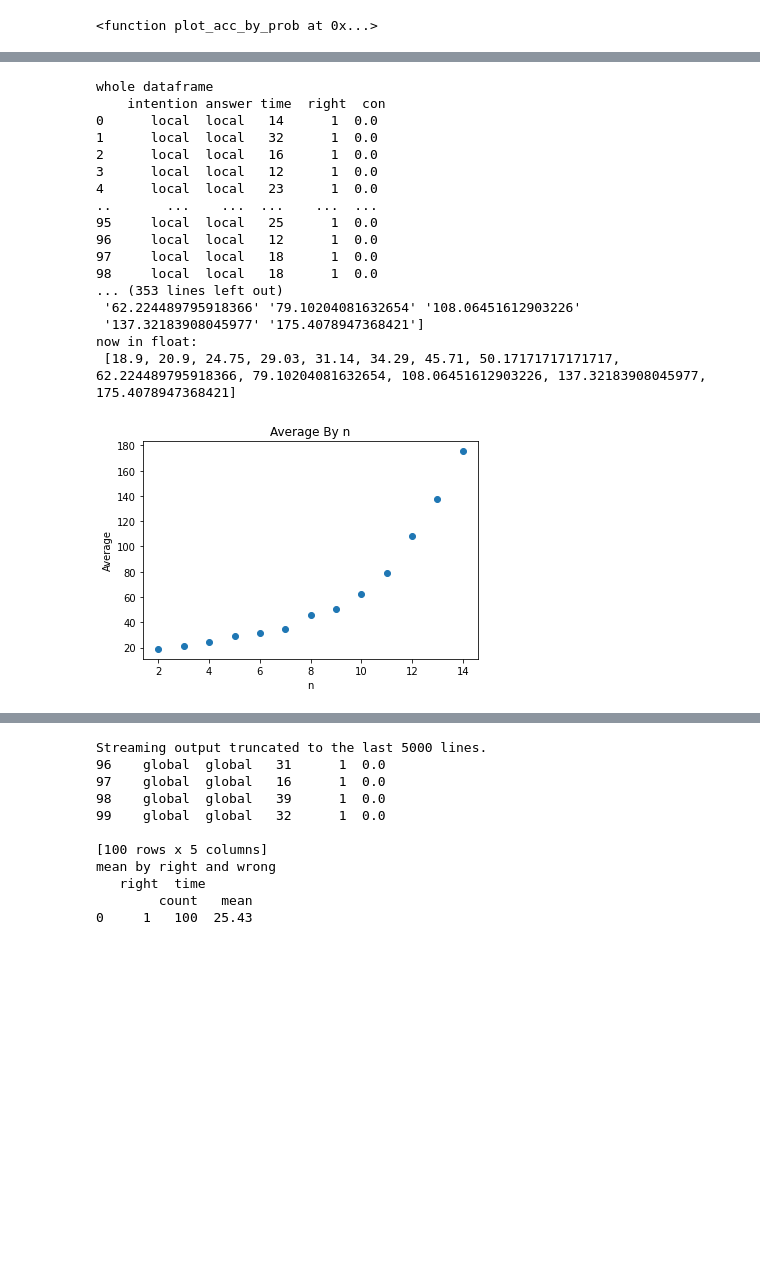
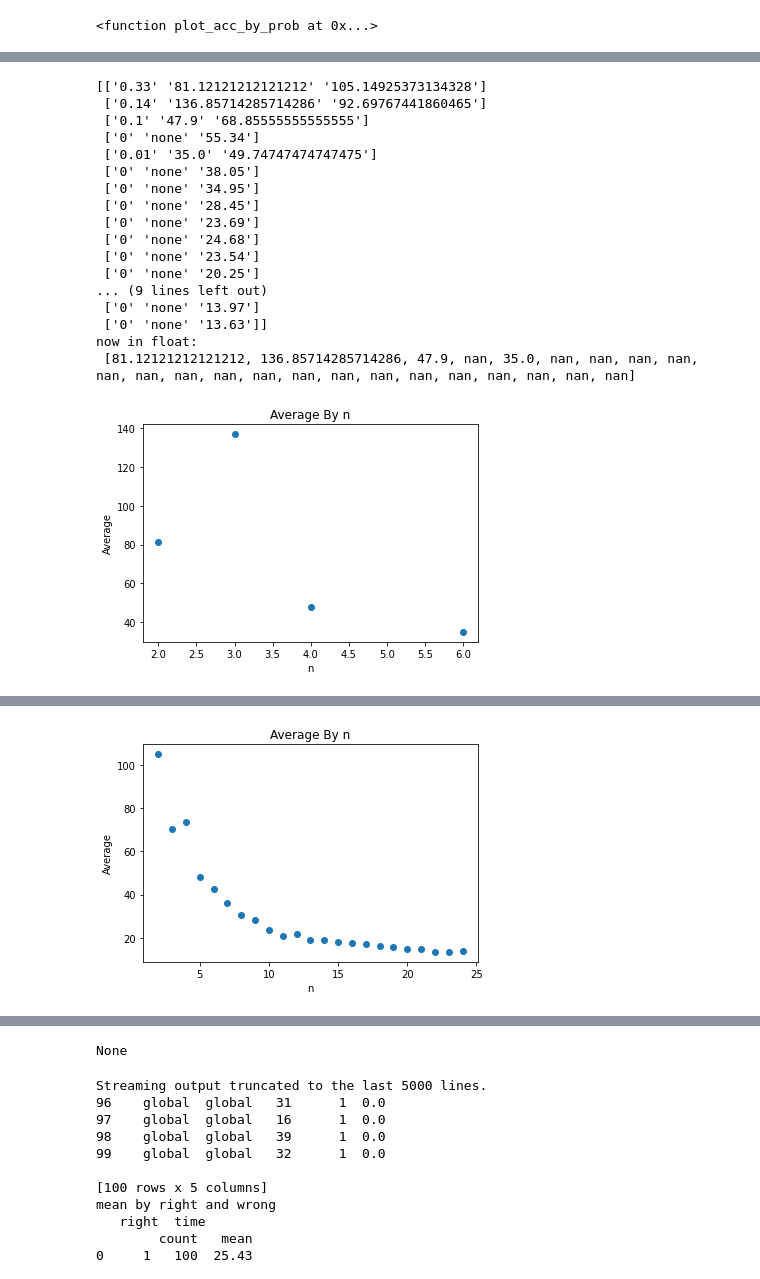
Before and after one commit to yGit741/comdepri, a Jupyter notebook: accuracy_simulation_210121.ipynb, the cells around one changed output, grey strips where cells are left out. Saved outputs shown, nothing was run; the diff lists cells and outputs as text; code cells hidden in the pictures; blank space fills up the shorter version.

Commit message:
df_average continued

```diff
--- a/accuracy_simulation_210121.ipynb
+++ b/accuracy_simulation_210121.ipynb
@@ -162,36 +146,66 @@ av time is (0.01, 83.0, 70.48484848484848)
 # %%
-def plot_average_by_n(N=100, min=2, max=15, step = 1, global_s=0.55, local_s=0.45, p_global =50, intention = 'global'):
+from numpy.core.numeric import NaN
+def plot_average_by_n(N=100, min=2, max=25, step = 1, global_s=0.55, local_s=0.45, p_global =50, intention = 'global'):
     n_range = np.array(range(min,max,step))
     av_by_n = lambda y: df_average(N=N, p_global=p_global, global_s=global_s, local_s=local_s, n=y, intention=intention)
     ar_av = np.array([av_by_n(yi) for yi in n_range])
     print(ar_av)
     average_for_plot = ar_av[:,1]
-    average_for_plot_float_array = [float(i) for i in average_for_plot]
-    print("average for plot:", '\n', average_for_plot)
-    print("now in float:", '\n', average_for_plot_float_array)
-    plt.scatter(n_range, average_for_plot_float_array)
+    average_for_plot_list = []
+    for i in average_for_plot:
+      if i == 'none':
+        average_for_plot_list.append(np.nan)
+      else:
+        average_for_plot_list.append(float(i))
+    #average_for_plot_float_array = [float(i) for i in average_for_plot if i != 'none']
+    #print("average for plot:", '\n', average_for_plot)
+    print("now in float:", '\n', average_for_plot_list)
+    plt.scatter(n_range, average_for_plot_list)
     plt.title('Average By n')
     plt.xlabel('n')
     plt.ylabel('Average')
-    return plt.show()
+    plot = plt.show()
+    return plot, average_for_plot_list, n_range
 
-print(plot_average_by_n(p_global=18, intention = 'local'))
+print("Local Intention by n (global prob. = 0.18)", '\n', plot_average_by_n(p_global=47, intention = 'local'))
+print("Global Intention by n (global prob. = 0.47)", '\n', plot_average_by_n(p_global=48, intention = 'global'))
+
+
+def almost_global_precedence_by_n(p_global_for_global=47, p_global_for_local=18 ):
+  p1, global_array_by_n, n_range = plot_average_by_n(p_global=p_global_for_global, intention = 'global')
+  p2, local_array_by_n, n_range_2 = plot_average_by_n(p_global = p_global_for_local, intention = 'local')
+  almost_global_precedence_list = []
+  for i in zip(global_array_by_n, local_array_by_n):
+    print(i)
+    if np.nan in i:
+      almost_global_precedence_list.append(np.nan)
+    else:
+      almost_global_precedence_list.append(i[1]-i[0])
+  print(almost_global_precedence_list)
+  plt.scatter(n_range, almost_global_precedence_list)
+  plt.ylabel('Local Minus Global RT')
+  plt.xlabel('n')
+  plt.title("Local Intention Minus Global Intention Response Times For Incongruent Steps by n")
+  plt.show()
+  return
+
+print(almost_global_precedence_by_n())
 # %% [output]
-whole dataframe
-    intention answer time  right  con
-0      local  local   14      1  0.0
-1      local  local   32      1  0.0
-2      local  local   16      1  0.0
-3      local  local   12      1  0.0
-4      local  local   23      1  0.0
-..       ...    ...  ...    ...  ...
-95     local  local   25      1  0.0
-96     local  local   12      1  0.0
-97     local  local   18      1  0.0
-98     local  local   18      1  0.0
-... (353 lines left out)
- '62.224489795918366' '79.10204081632654' '108.06451612903226'
- '137.32183908045977' '175.4078947368421']
+[['0.33' '81.12121212121212' '105.14925373134328']
+ ['0.14' '136.85714285714286' '92.69767441860465']
+ ['0.1' '47.9' '68.85555555555555']
+ ['0' 'none' '55.34']
+ ['0.01' '35.0' '49.74747474747475']
+ ['0' 'none' '38.05']
+ ['0' 'none' '34.95']
+ ['0' 'none' '28.45']
+ ['0' 'none' '23.69']
+ ['0' 'none' '24.68']
+ ['0' 'none' '23.54']
+ ['0' 'none' '20.25']
+... (9 lines left out)
+ ['0' 'none' '13.97']
+ ['0' 'none' '13.63']]
 now in float:
- [18.9, 20.9, 24.75, 29.03, 31.14, 34.29, 45.71, 50.17171717171717, 62.224489795918366, 79.10204081632654, 108.06451612903226, 137.32183908045977, 175.4078947368421]
+ [81.12121212121212, 136.85714285714286, 47.9, nan, 35.0, nan, nan, nan, nan, nan, nan, nan, nan, nan, nan, nan, nan, nan, nan, nan, nan, nan, nan]
-[figure, old version]
+[figure, new version]
@@ -198,0 +229 @@ None
+[figure, added]
@@ -199,3 +284,4 @@ None
+None
 # %%
 def optimal_prob_df(globalmin = 0.53, globalmax=0.7, localmin=0.2, localmax=0.49, acc_bound = 0.2, av_bound = 100):
     lst_of_prob = []
```
Also changed, not shown: parts of 2 cells of this notebook.
